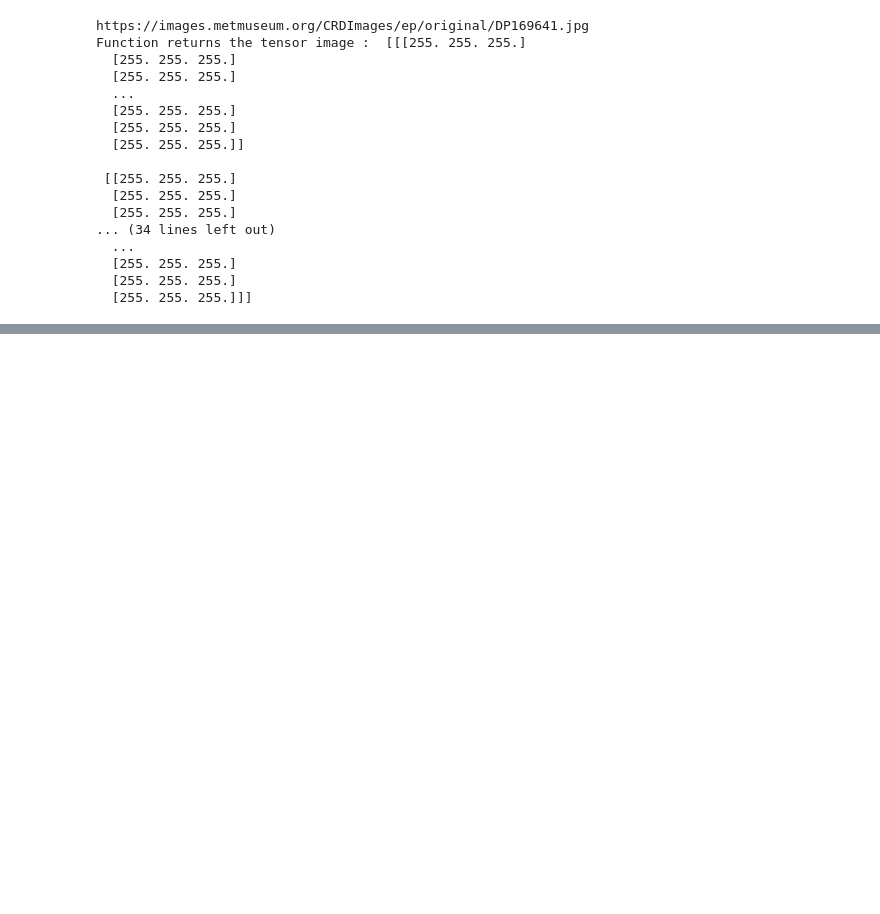
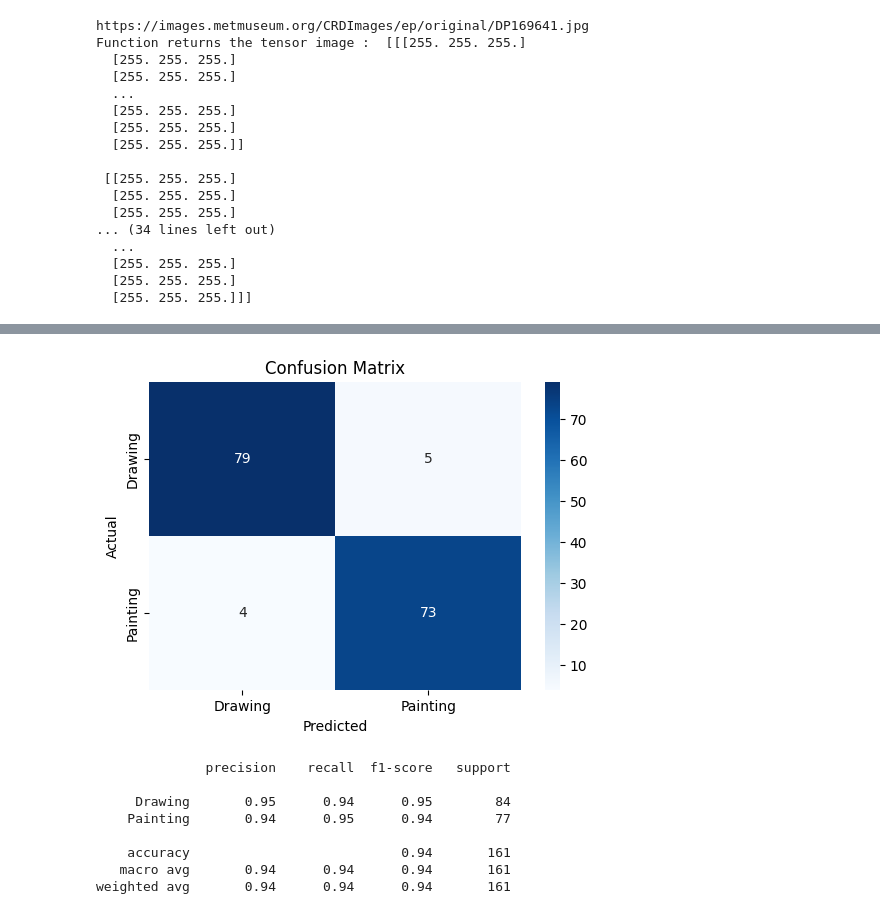
Before and after one commit to Seble-Al/DS_4002_Project3, a Jupyter notebook: SCRIPTS/proj_3_model_creation.ipynb, the cells around one changed output, grey strips where cells are left out. Drawn from its saved outputs; the diff is of its cells as text; code cells hidden in the pictures; blank space fills up the shorter version.

```diff
--- a/SCRIPTS/proj_3_model_creation.ipynb
+++ b/SCRIPTS/proj_3_model_creation.ipynb
@@ -222,0 +254,20 @@ Test Accuracy: 0.90
+# %%
+#confusion matrixes
+
+# Predict on test set
+y_pred = model.predict(X_test)
+y_pred_classes = np.argmax(y_pred, axis=1)
+y_true = np.argmax(y_test, axis=1)
+
+# Confusion Matrix
+cm = confusion_matrix(y_true, y_pred_classes)
+plt.figure(figsize=(6,4))
+sns.heatmap(cm, annot=True, fmt='d', cmap='Blues', xticklabels=['Drawing','Painting'], yticklabels=['Drawing','Painting'])
+plt.xlabel('Predicted')
+plt.ylabel('Actual')
+plt.title('Confusion Matrix')
+plt.show()
+
+# Classification Report
+print(classification_report(y_true, y_pred_classes, target_names=['Drawing', 'Painting']))
+# %% [output]
@@ -222,0 +275,9 @@ Test Accuracy: 0.90
+[figure, added]
+              precision    recall  f1-score   support
+
+     Drawing       0.95      0.94      0.95        84
+    Painting       0.94      0.95      0.94        77
+
+    accuracy                           0.94       161
+   macro avg       0.94      0.94      0.94       161
+weighted avg       0.94      0.94      0.94       161
```
Also changed, not shown: parts of 12 cells of this notebook.
